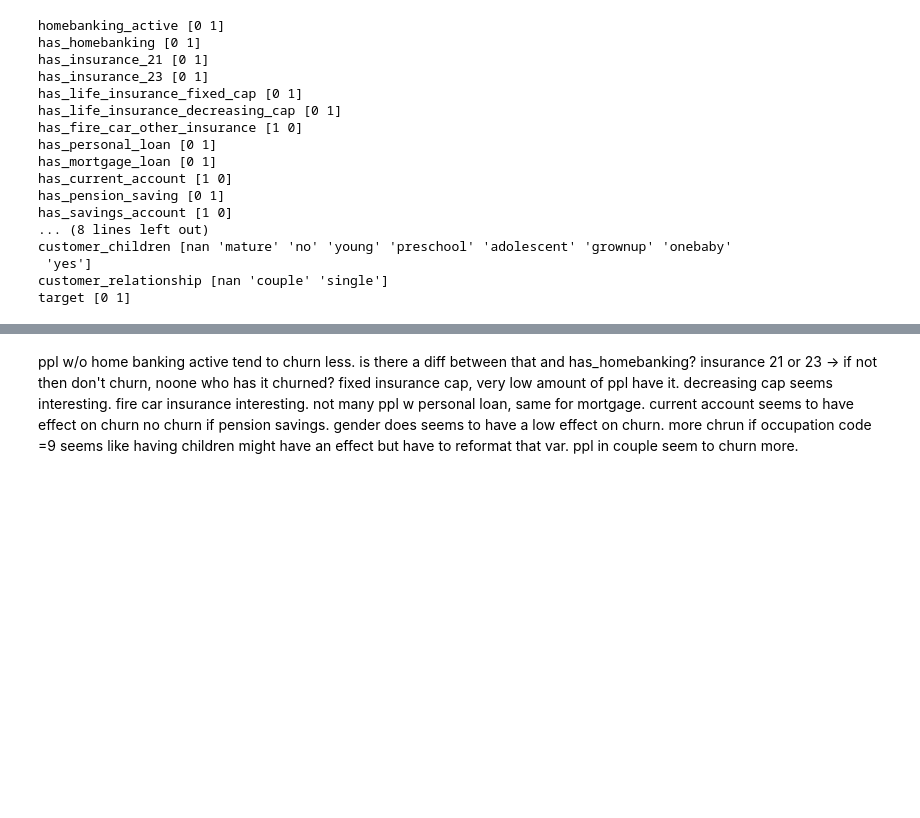
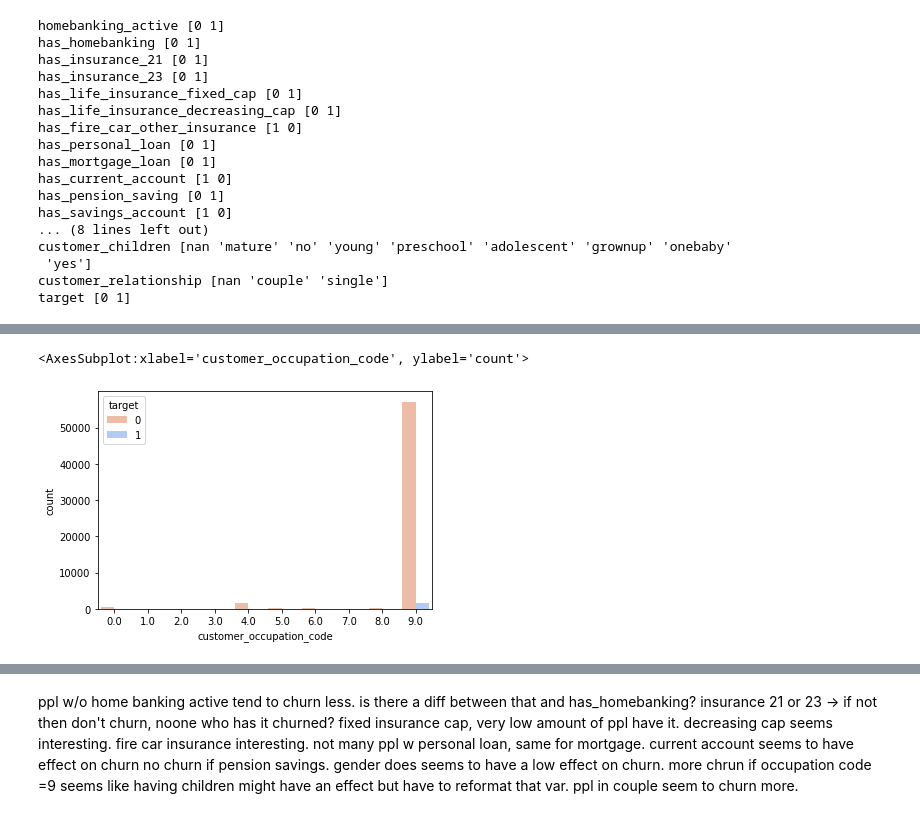
Before and after one commit to AliSafieddine/Churn-Prediction, a Jupyter notebook: Churn-prediction.ipynb, the cells around one changed output, grey strips where cells are left out. Saved outputs shown, nothing was run; the diff lists cells and outputs as text; code cells hidden in the pictures; blank space fills up the shorter version.

```diff
--- a/Churn-prediction.ipynb
+++ b/Churn-prediction.ipynb
@@ -94,0 +138,5 @@ dtype: float64
+# %%
+sns.countplot(x='customer_occupation_code',data=train1,hue='target',palette="coolwarm_r")
+# %% [output]
+<AxesSubplot:xlabel='customer_occupation_code', ylabel='count'>
+[figure, added]
```
Also changed, not shown: parts of 47 cells of this notebook.
